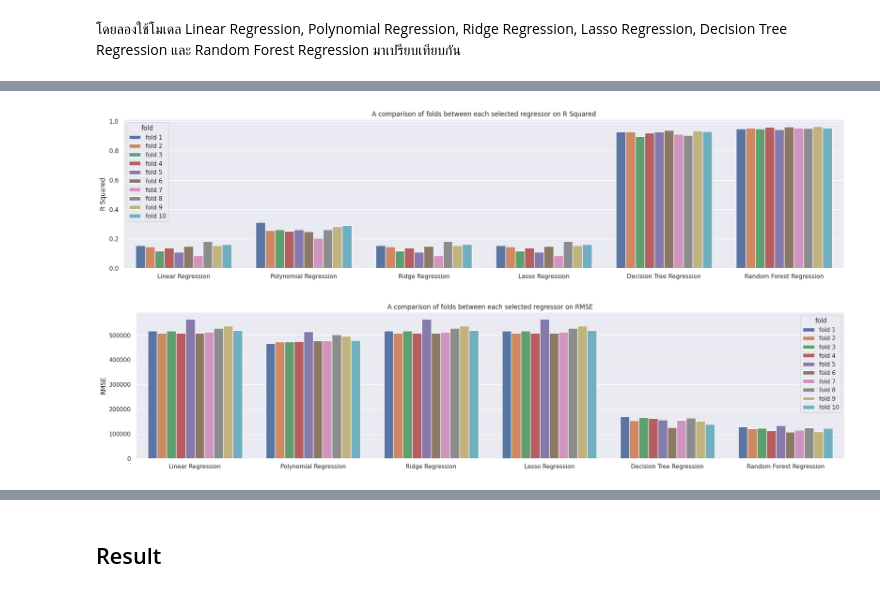
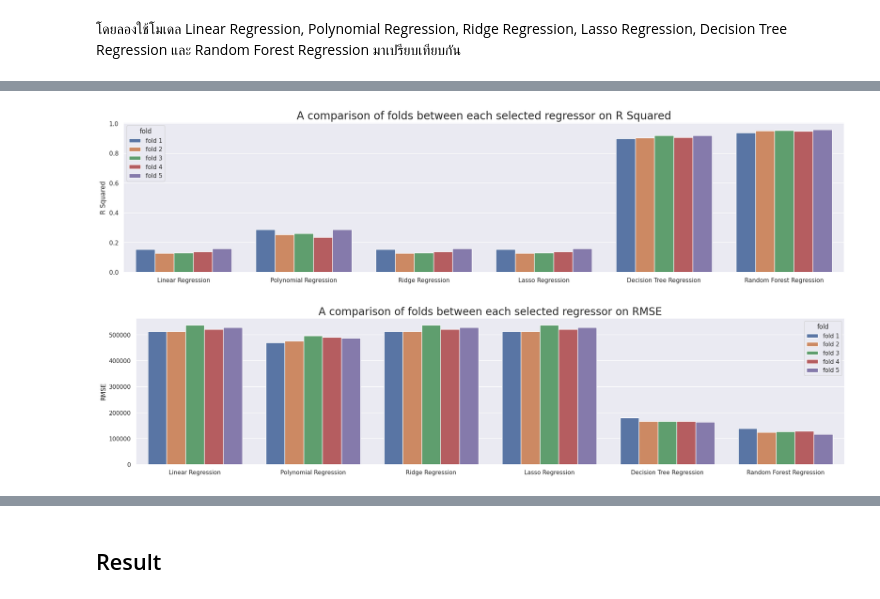
Before and after one commit to SatNichapon/DSI205_project, a Jupyter notebook: DSI205project.ipynb, the cells around one changed output, grey strips where cells are left out. Cells and saved outputs as stored; diff of their text form; code cells hidden in the pictures.

```diff
--- a/DSI205project.ipynb
+++ b/DSI205project.ipynb
@@ -425,6 +421,6 @@ evaluate_regressors_rmses_r2(regressors, regressor_names, X_train, y_train, X_te
 # %%
 # สร้างฟังก์ชัน compare_cross_val ที่รับค่า regressors, X_train, y_train โดยฟังก์ชันจะทำการ train โมเดล ทำนาย y_pred และ return ค่า RMSE และ R squared
-def compare_cross_val(regressors, X_train, y_train, cv=10, scoring='r2'):
+def compare_cv(regressors, X_train, y_train, cv=5, scoring='neg_root_mean_squared_error'):
 
   if scoring[:3] != 'neg':
     scores = [cross_val_score(regressor, X_train, y_train, cv=cv, scoring=scoring) for regressor in regressors]
@@ -435,7 +431,7 @@ def compare_cross_val(regressors, X_train, y_train, cv=10, scoring='r2'):
   cross_df = cross_df.reset_index()
 
   indices = [int(fold)+1 for fold in list(cross_df.columns)[1:]]
-  cross_df.columns = ['regressor'] + [f'fold {ind}' for ind in indices]
+  cross_df.columns = ['regressor_name'] + [f'fold {ind}' for ind in indices]
 
   return cross_df
 # %%
@@ -451,23 +447,22 @@ compare_cross_val(regressors, X_train, y_train, cv=10, scoring='neg_root_mean_sq
 # %%
-def reshape_cross_df(regressors, X_train, y_train, cv=10, scoring='r2'):
-  cross_df = compare_cross_val(regressors, X_train, y_train, cv=cv, scoring=scoring)
-  reshape_df = pd.melt(cross_df, id_vars='regressor', var_name='fold', value_name='score')
+def reshape_cross_df(regressors, X_train, y_train, cv=5, scoring='neg_root_mean_squared_error'):
+  cross_df = compare_cv(regressors, X_train, y_train, cv=cv, scoring=scoring)
+  reshape_df = pd.melt(cross_df, id_vars='regressor_name', var_name='fold', value_name='score')
   return reshape_df
 # %%
 def plot_compare_cross(df, score_name):
   plt.figure(figsize=(24,5))
-  ax = sns.barplot(x='regressor', y='score', hue='fold', data=df)
+  ax = sns.barplot(x='regressor_name', y='score', hue='fold', data=df)
 
   ax.set(xlabel=None)
   plt.ylabel(score_name)
-  plt.title(f'A comparison of folds between each selected regressor on {score_name}')
+  plt.title(f'A comparison of folds between each selected regressor on {score_name}', fontsize=20)
 
   plt.show()
 # %%
-plot_compare_cross(reshape_cross_df(regressors, X_train, y_train, cv=10, scoring='r2'), score_name='R Squared')
+plot_compare_cross(reshape_cross_df(regressors, X_train, y_train, cv=5, scoring='r2'), score_name='R Squared')
+print('\n')
+plot_compare_cross(reshape_cross_df(regressors, X_train, y_train, cv=5, scoring='neg_root_mean_squared_error'), score_name='RMSE')
 # %% [output]
-[figure, old version]
+[figure, new version]
+[figure, added]
-# %%
-plot_compare_cross(reshape_cross_df(regressors, X_train, y_train, cv=10, scoring='neg_root_mean_squared_error'), score_name='RMSE')
-# %% [output]
-[figure, removed]
```
Also changed, not shown: parts of 51 cells of this notebook.
